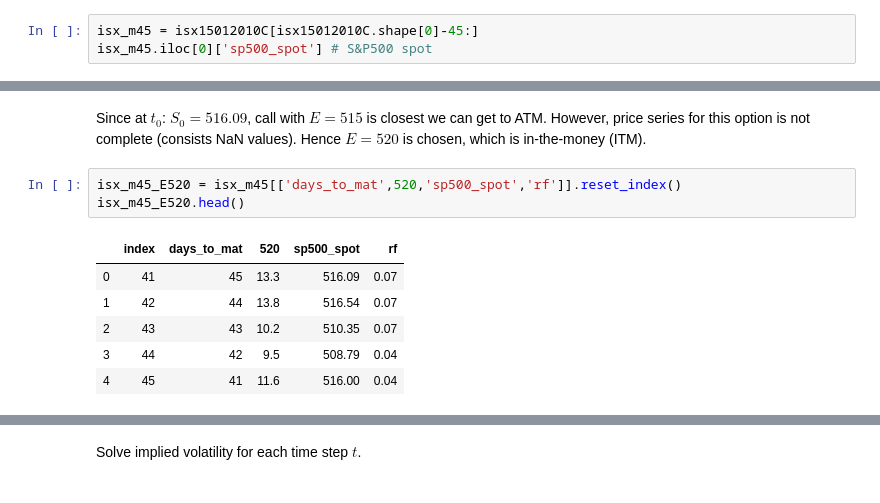
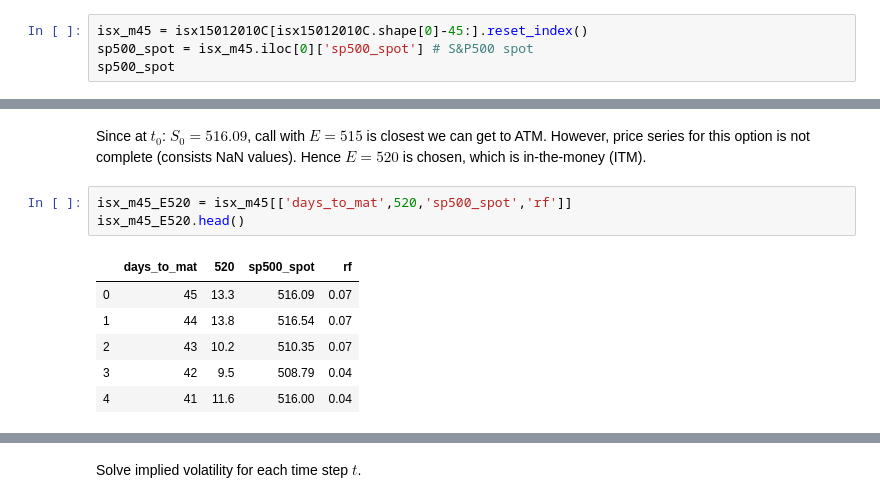
Before and after one commit to j4bert0/FE1-hedging, a Jupyter notebook: hedging.ipynb, the cells around one changed output, grey strips where cells are left out. Drawn from its saved outputs; the diff is of its cells as text.

```diff
--- a/hedging.ipynb
+++ b/hedging.ipynb
@@ -68,19 +69,20 @@ Delta is calculated by solving **implied volatility** from $C_t$ and using this
 # %% [markdown]
 Consider an at-the-money (ATM) option, maturing at 15.01.2010. As suggested in the assignment, let $t_0=$ 45 days to maturity.
 # %%
-isx_m45 = isx15012010C[isx15012010C.shape[0]-45:]
-isx_m45.iloc[0]['sp500_spot'] # S&P500 spot
+isx_m45 = isx15012010C[isx15012010C.shape[0]-45:].reset_index()
+sp500_spot = isx_m45.iloc[0]['sp500_spot'] # S&P500 spot
+sp500_spot
 # %% [output]
 516.09
 # %% [markdown]
 Since at $t_0$: $S_0=516.09$, call with $E=515$ is closest we can get to ATM. However, price series for this option is not complete (consists NaN values). Hence $E=520$ is chosen, which is in-the-money (ITM).
 # %%
-isx_m45_E520 = isx_m45[['days_to_mat',520,'sp500_spot','rf']].reset_index()
+isx_m45_E520 = isx_m45[['days_to_mat',520,'sp500_spot','rf']]
 isx_m45_E520.head()
 # %% [output]
-|  | index | days_to_mat | 520 | sp500_spot | rf |
-| 0 | 41 | 45 | 13.3 | 516.09 | 0.07 |
-| 1 | 42 | 44 | 13.8 | 516.54 | 0.07 |
-| 2 | 43 | 43 | 10.2 | 510.35 | 0.07 |
-| 3 | 44 | 42 | 9.5 | 508.79 | 0.04 |
-| 4 | 45 | 41 | 11.6 | 516.00 | 0.04 |
+|  | days_to_mat | 520 | sp500_spot | rf |
+| 0 | 45 | 13.3 | 516.09 | 0.07 |
+| 1 | 44 | 13.8 | 516.54 | 0.07 |
+| 2 | 43 | 10.2 | 510.35 | 0.07 |
+| 3 | 42 | 9.5 | 508.79 | 0.04 |
+| 4 | 41 | 11.6 | 516.00 | 0.04 |
```
Also changed, not shown: parts of 30 cells of this notebook, 2 other files.
